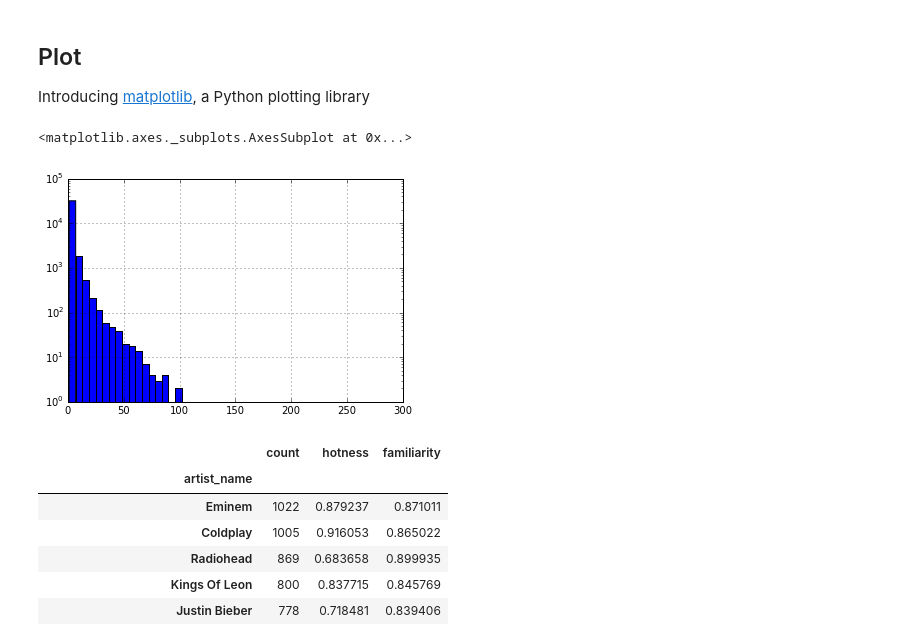
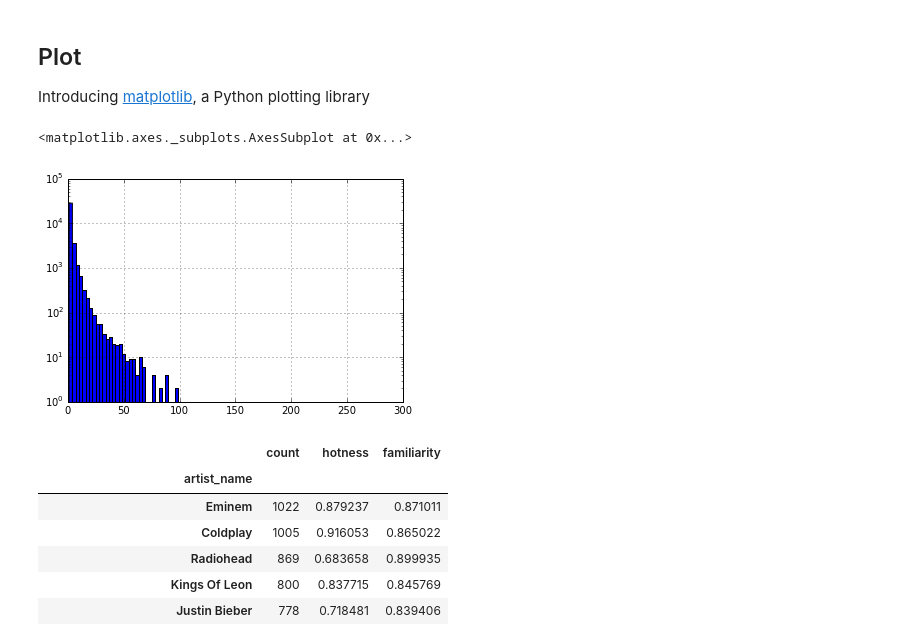
Before and after one commit to SashaOv/MLTalk, a Jupyter notebook: explore/Talk.ipynb, the cells around one changed output. Drawn from its saved outputs; the diff is of its cells as text; code cells hidden in the pictures.

```diff
--- a/explore/Talk.ipynb
+++ b/explore/Talk.ipynb
@@ -53,10 +54,10 @@ Introducing [matplotlib](http://matplotlib.org/), a Python plotting library
 import matplotlib.pyplot as plt
 %matplotlib inline
 # %%
-ds['count'].hist(bins=50,log=True)
+ds['count'].hist(bins=100,log=True)
 # %% [output]
 <matplotlib.axes._subplots.AxesSubplot at 0x...>
-[figure, old version]
+[figure, new version]
 # %%
 artist_totals= ds[['artist_name', 'count', 'artist_hotttnesss', 'artist_familiarity']] \
 .groupby('artist_name').agg([np.sum, np.min, np.max])
```
Also changed, not shown: parts of 15 cells of this notebook.
